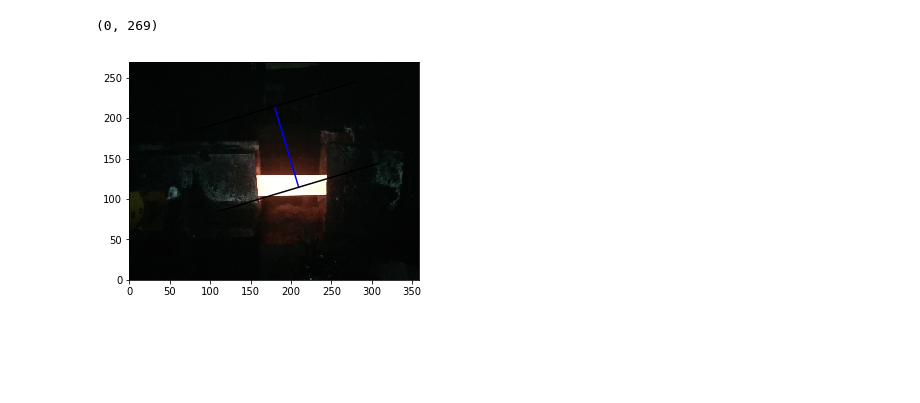
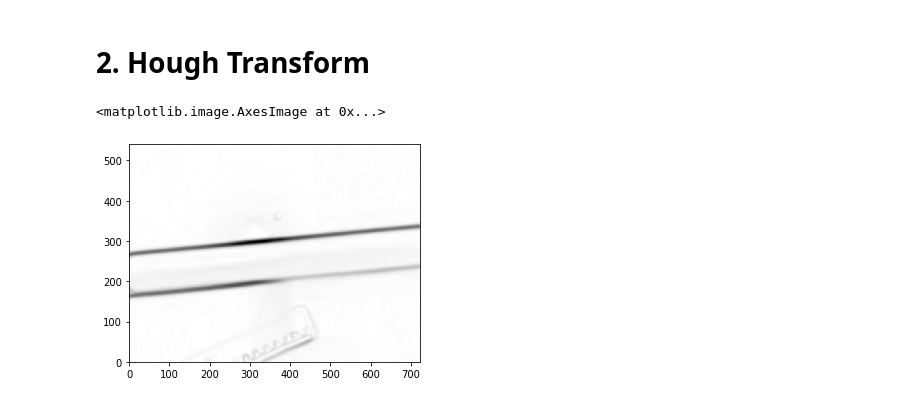
Before and after one commit to ChengYinghao/wireRod, a Jupyter notebook: gradient.ipynb, the cells around one changed output. Cells and saved outputs as stored; diff of their text form; code cells hidden in the pictures; blank space fills up the shorter version.

Commit message:
use hough transform to dectect the mainly position

```diff
--- a/gradient.ipynb
+++ b/gradient.ipynb
@@ -37,27 +18,9 @@ plt.imshow(edges,cmap='Greys')
-# %%
-def plot_ruler(p1,p2):
-    x1,y1 = p1
-    x2,y2 = p2
-    plt.plot((x1+0.5,x2+0.5),(y1+0.5,y2+0.5),color='blue')
-
-    y11 = y1-(x2-x1)
-    y12 = y1+(x2-x1)
-    x11 = x1+(y2-y1)
-    x12 = x1-(y2-y1)
-    plt.plot((x11+0.5,x12+0.5),(y11+0.5,y12+0.5),color='black')
-
-    y21 = y2-(x2-x1)
-    y22 = y2+(x2-x1)
-    x21 = x2+(y2-y1)
-    x22 = x2-(y2-y1)
-    plt.plot((x21+0.5,x22+0.5),(y21+0.5,y22+0.5),color='black')
-
-p1 = np.array([w//2, h//2+80],np.float)
-p2 = np.array([w//2+30, h//2-20],np.float)
-plt.imshow(img_raw, extent=(0,w,0,h))
-plot_ruler(p1,p2)
-plt.xlim(0,w)
-plt.ylim(0,h)
-# %% [output]
-(0, 269)
-[figure, removed]
+# %% [markdown]
+# 2. Hough Transform
+# %%
+edges = compute_edges(img,5)
+
+plt.imshow(edges, extent=(0,w,0,h),cmap='Greys')
+# %% [output]
+<matplotlib.image.AxesImage at 0x...>
+[figure, added]
```
Also changed, not shown: parts of 22 cells of this notebook, 2 other files.
